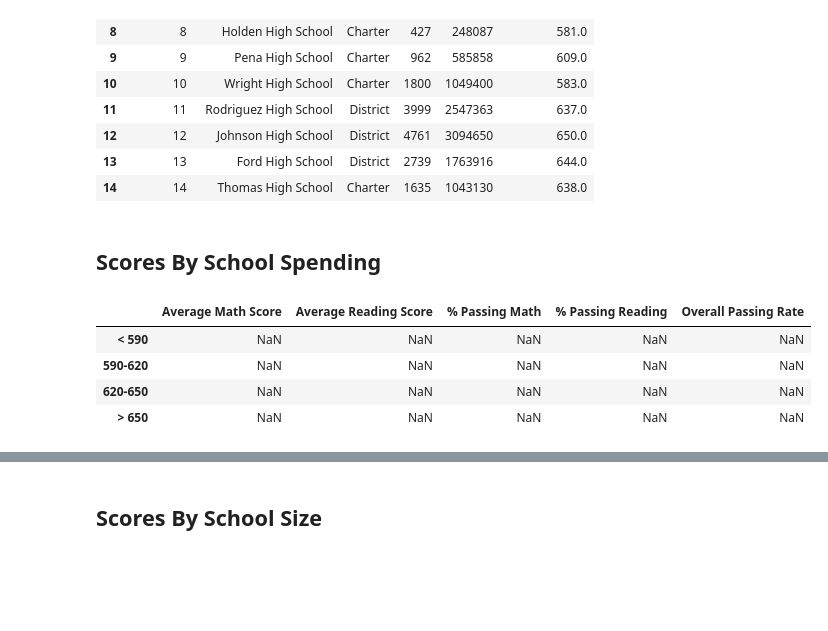
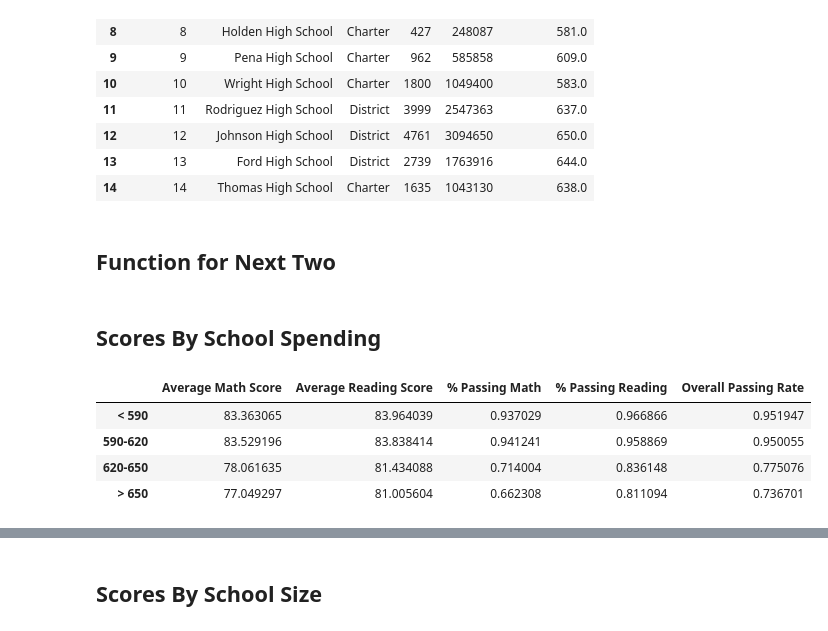
Before and after one commit to tobymbern/Pandas_Python, a Jupyter notebook: main.ipynb, the cells around one changed output, grey strips where cells are left out. Saved outputs shown, nothing was run; the diff lists cells and outputs as text; code cells hidden in the pictures; blank space fills up the shorter version.

Commit message:
These are the last three questions only.

```diff
--- a/main.ipynb
+++ b/main.ipynb
@@ -209,3 +209,5 @@ schools.head(15)
 | 12 | 12 | Johnson High School | District | 4761 | 3094650 | 650.0 |
 | 13 | 13 | Ford High School | District | 2739 | 1763916 | 644.0 |
 | 14 | 14 | Thomas High School | Charter | 1635 | 1043130 | 638.0 |
+# %% [markdown]
+## Function for Next Two
@@ -212,20 +250,21 @@ schools.head(15)
 # %% [markdown]
 ## Scores By School Spending
 # %%
-last_columns = ['Average Math Score', 'Average Reading Score','% Passing Math','% Passing Reading','Overall Passing Rate']
+last_columns = ['Average Math Score','Average Reading Score','% Passing Math','% Passing Reading','Overall Passing Rate']
 index4 = ['< 590','590-620','620-650', '> 650'] # based off of the standard deviation
-school_spending = pd.DataFrame(index = index4, columns= last_columns)
+school_spending = pd.DataFrame(index = index4, columns= last_columns
 
-for categories in last_columns:
-    for spread in index4:
-         x = 4
-    school_spending[column] = [students[(students.school == row) & (students.grade == column)]['reading_score'].mean()
-                            #for row in schools.name]
-thisfjfjfj
+school_spending['Average Math Score'] = schools_by(True,'math_score','school_budget',[590,620,650])
+school_spending['Average Reading Score'] = schools_by(True,'reading_score','school_budget',[590,620,650])
+
+school_spending['% Passing Math'] = schools_by(False,'math_score','school_budget',[590,620,650])
+school_spending['% Passing Reading'] = schools_by(False,'reading_score','school_budget',[590,620,650])
+school_spending['Overall Passing Rate'] = (school_spending['% Passing Math'] + school_spending['% Passing Reading']) / 2
+
 school_spending.head()
 # %% [output]
 |  | Average Math Score | Average Reading Score | % Passing Math | % Passing Reading | Overall Passing Rate |
-| < 590 | NaN | NaN | NaN | NaN | NaN |
-| 590-620 | NaN | NaN | NaN | NaN | NaN |
-| 620-650 | NaN | NaN | NaN | NaN | NaN |
-| > 650 | NaN | NaN | NaN | NaN | NaN |
+| < 590 | 83.363065 | 83.964039 | 0.937029 | 0.966866 | 0.951947 |
+| 590-620 | 83.529196 | 83.838414 | 0.941241 | 0.958869 | 0.950055 |
+| 620-650 | 78.061635 | 81.434088 | 0.714004 | 0.836148 | 0.775076 |
+| > 650 | 77.049297 | 81.005604 | 0.662308 | 0.811094 | 0.736701 |
```
Also changed, not shown: parts of 7 cells of this notebook, 1 other file.
